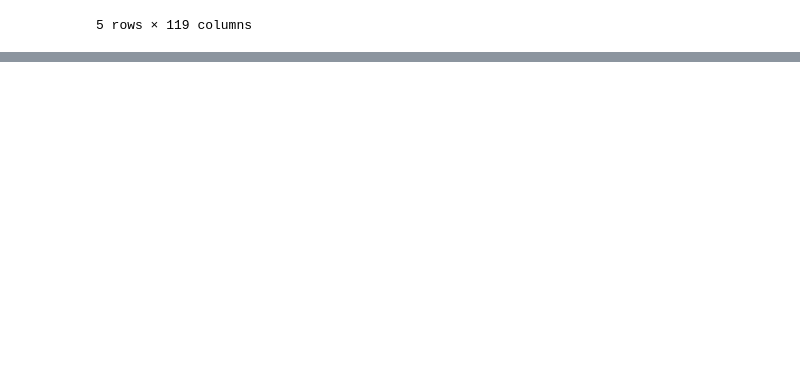
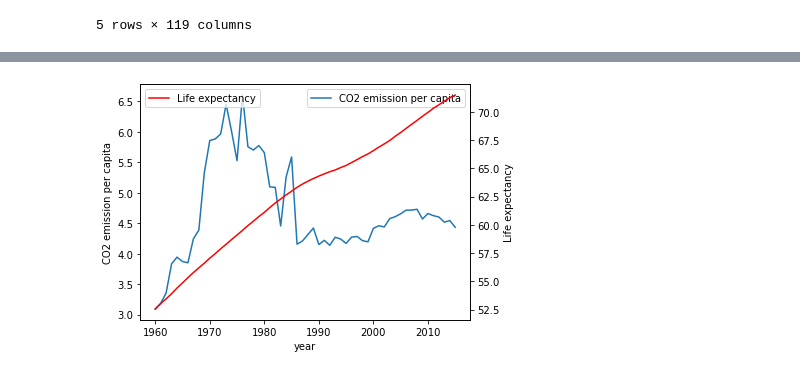
Before and after one commit to Heesu-H/project_1, a Jupyter notebook: CO2_vs_LifeExpectancy_Zheng_Qi.ipynb, the cells around one changed output, grey strips where cells are left out. Saved outputs shown, nothing was run; the diff lists cells and outputs as text; code cells hidden in the pictures; blank space fills up the shorter version.

```diff
--- a/CO2_vs_LifeExpectancy_Zheng_Qi.ipynb
+++ b/CO2_vs_LifeExpectancy_Zheng_Qi.ipynb
@@ -124,0 +112,30 @@ Text(0.5, 1.0, 'CO2 level vs life expectancy')
+# %%
+co2_lf_sum=co2_lf_df.describe()
+co2_mean=[]
+lf_mean=[]
+for y in range(1960,2016):
+    co2_mean.append(co2_lf_sum.iloc[1][f"{y}_co2"])
+    lf_mean.append(co2_lf_sum.iloc[1][f"{y}_lf"])
+
+#plt.plot(co2_mean, lf_mean, alpha=0.5)
+
+year=[x for x in range(1960,2016)]
+fig, ax1 = plt.subplots()
+
+ax1.set_xlabel("year")
+ax1.set_ylabel("CO2 emission per capita")
+ax1.plot(year,co2_mean,label="CO2 emission per capita")
+#ax1.tick_params(axis='y', labelcolor=color)
+ax1.legend(loc="best")
+
+ax2 = ax1.twinx()  # instantiate a second axes that shares the same x-axis
+ax2.set_ylabel('Life expectancy')  # we already handled the x-label with ax1
+ax2.plot(year, lf_mean,color="r",label="Life expectancy")
+ax2.tick_params(axis='y')
+
+ax2.legend(loc="best")
+
+fig.tight_layout()  # otherwise the right y-label is slightly clipped
+plt.show()
+# %% [output]
+[figure, added]
```
Also changed, not shown: parts of 8 cells of this notebook.
